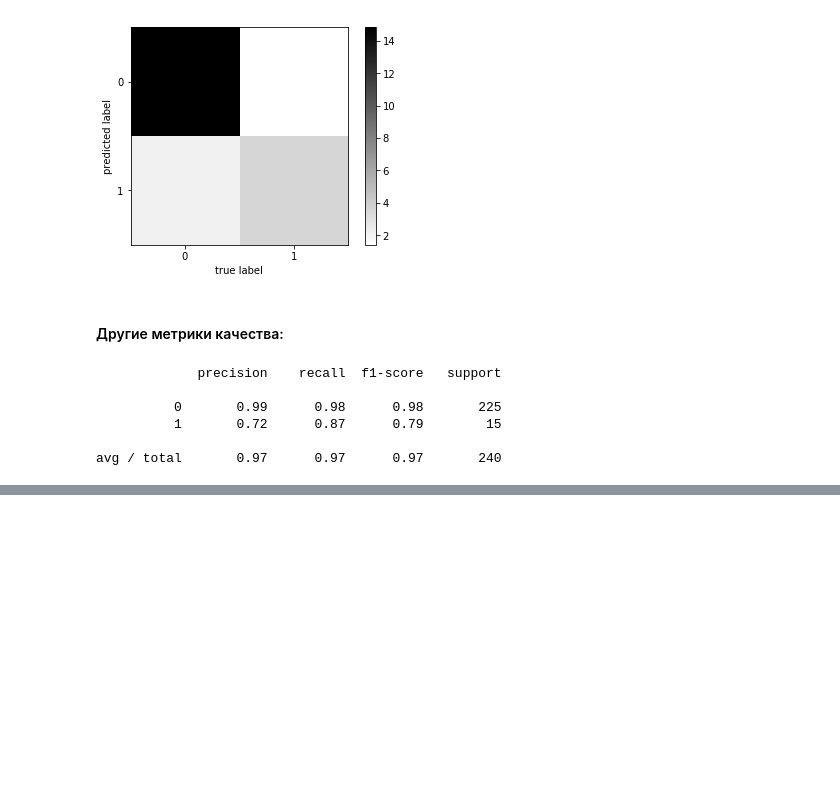
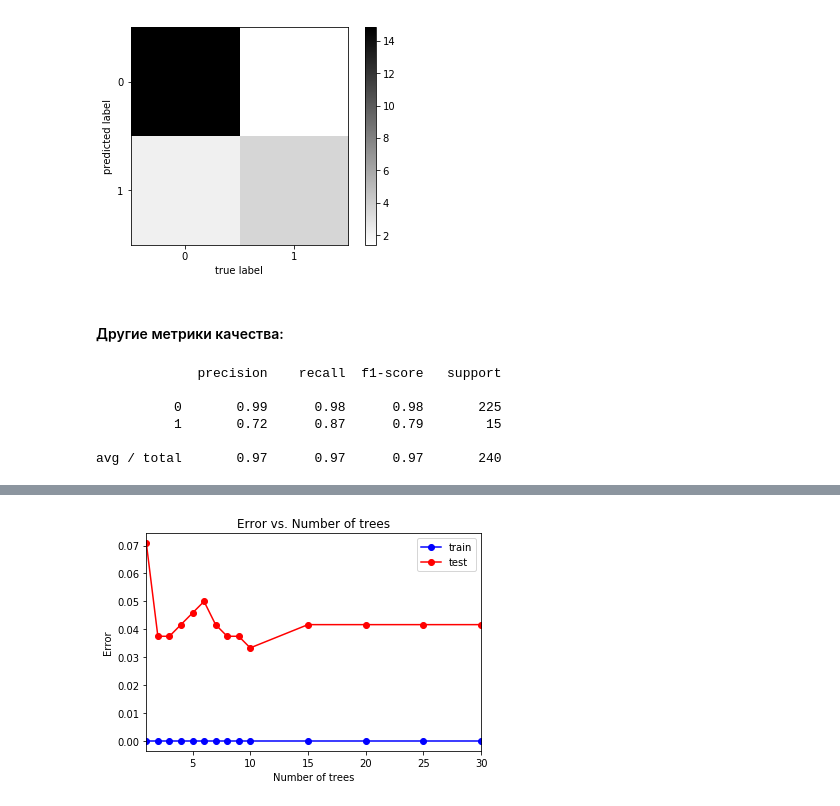
Before and after one commit to Edvard-Hagerup-Grieg/UNN-MachineLearning, a Jupyter notebook: Lab1.ipynb, the cells around one changed output, grey strips where cells are left out. Drawn from its saved outputs; the diff is of its cells as text; code cells hidden in the pictures; blank space fills up the shorter version.

```diff
--- a/Lab1.ipynb
+++ b/Lab1.ipynb
@@ -618,0 +701,22 @@ avg / total       0.97      0.97      0.97       240
+# %%
+numbers_space = list(range(1,10)) + list(range(10,35,5))
+
+err_train = []
+err_test = []
+for number in numbers_space:
+    erf = ExtraTreesClassifier(n_estimators = number, random_state=42)
+    erf.fit(X_train, y_train)
+
+    err_train.append(np.mean(y_train != erf.predict(X_train)))
+    err_test.append(np.mean(y_test  != erf.predict(X_test)))
+
+plt.plot(numbers_space, err_train, 'b-o', label = 'train')
+plt.plot(numbers_space, err_test, 'r-o', label = 'test')
+plt.xlim([np.min(numbers_space), np.max(numbers_space)])
+plt.title('Error vs. Number of trees')
+plt.xlabel('Number of trees')
+plt.ylabel('Error')
+plt.legend()
+pass
+# %% [output]
+[figure, added]
```
Also changed, not shown: parts of 29 cells of this notebook.
